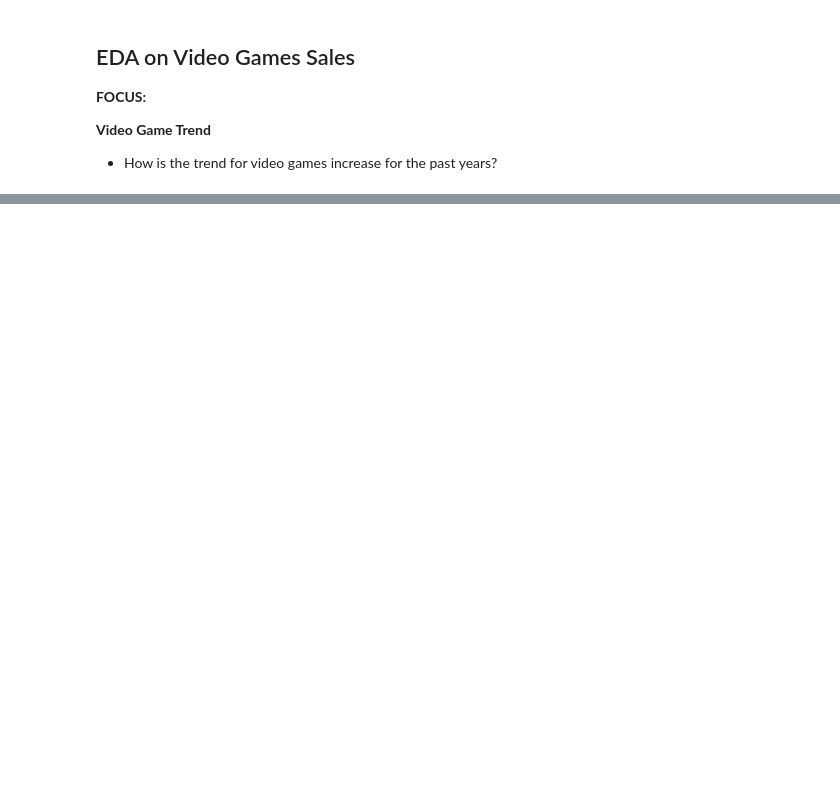
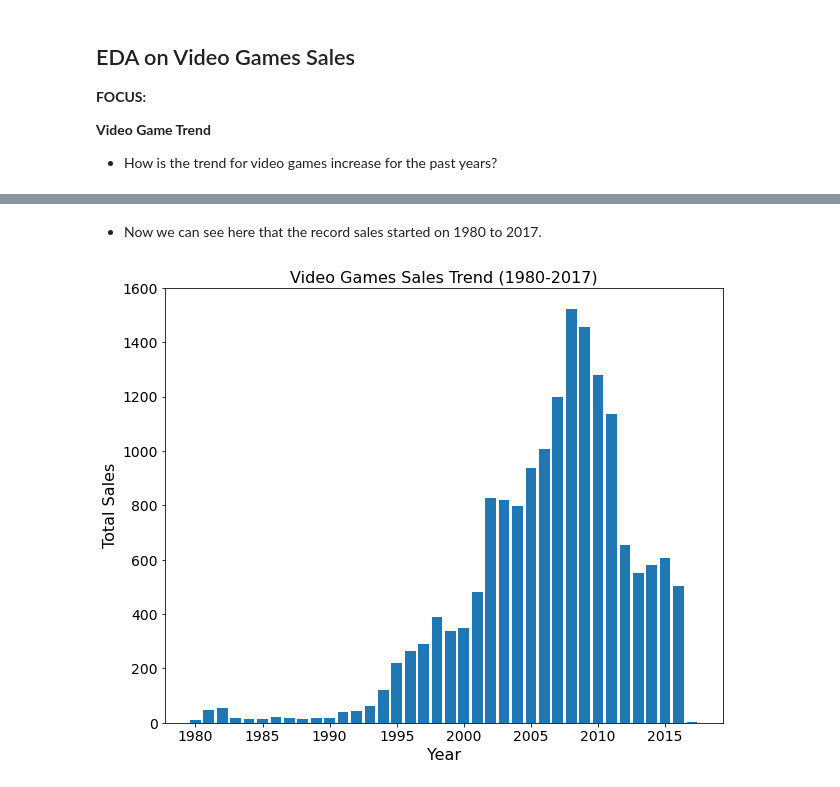
Before and after one commit to fvea/exploratory-data-analysis-video-games-sales, a Jupyter notebook: EDA on Video Games Sales.ipynb, the cells around one changed output, grey strips where cells are left out. Cells and saved outputs as stored; diff of their text form; code cells hidden in the pictures; blank space fills up the shorter version.

```diff
--- a/EDA on Video Games Sales.ipynb
+++ b/EDA on Video Games Sales.ipynb
@@ -54,0 +49,3 @@ ax.bar(year_sales_count.index, year_sales_count.values)
+# %%
+# Imagine: Makeup Artist was actually released on 12/05/2009:
+vg_sales.loc[5936, 'Year_of_Release'] = 2009
@@ -54,0 +65,16 @@ ax.bar(year_sales_count.index, year_sales_count.values)
+# %% [markdown]
+* Now we can see here that the record sales started on 1980 to 2017.
+# %%
+# Looking at the sales trend since 1980 to 2017:
+year_sales_counts = vg_sales['Year_of_Release'].value_counts()
+year_sales_counts = year_sales_counts.sort_index()
+
+fig, ax = plt.subplots(figsize=(10,8))
+ax.bar(year_sales_counts.index, year_sales_counts.values)
+ax.set_title('Video Games Sales Trend (1980-2017)', fontsize=16)
+ax.set_xlabel('Year', fontsize=16)
+ax.set_ylabel('Total Sales', fontsize=16)
+ax.tick_params(axis='x', labelsize=14)
+ax.tick_params(axis='y', labelsize=14)
+# %% [output]
+[figure, added]
```
Also changed, not shown: parts of 8 cells of this notebook.
